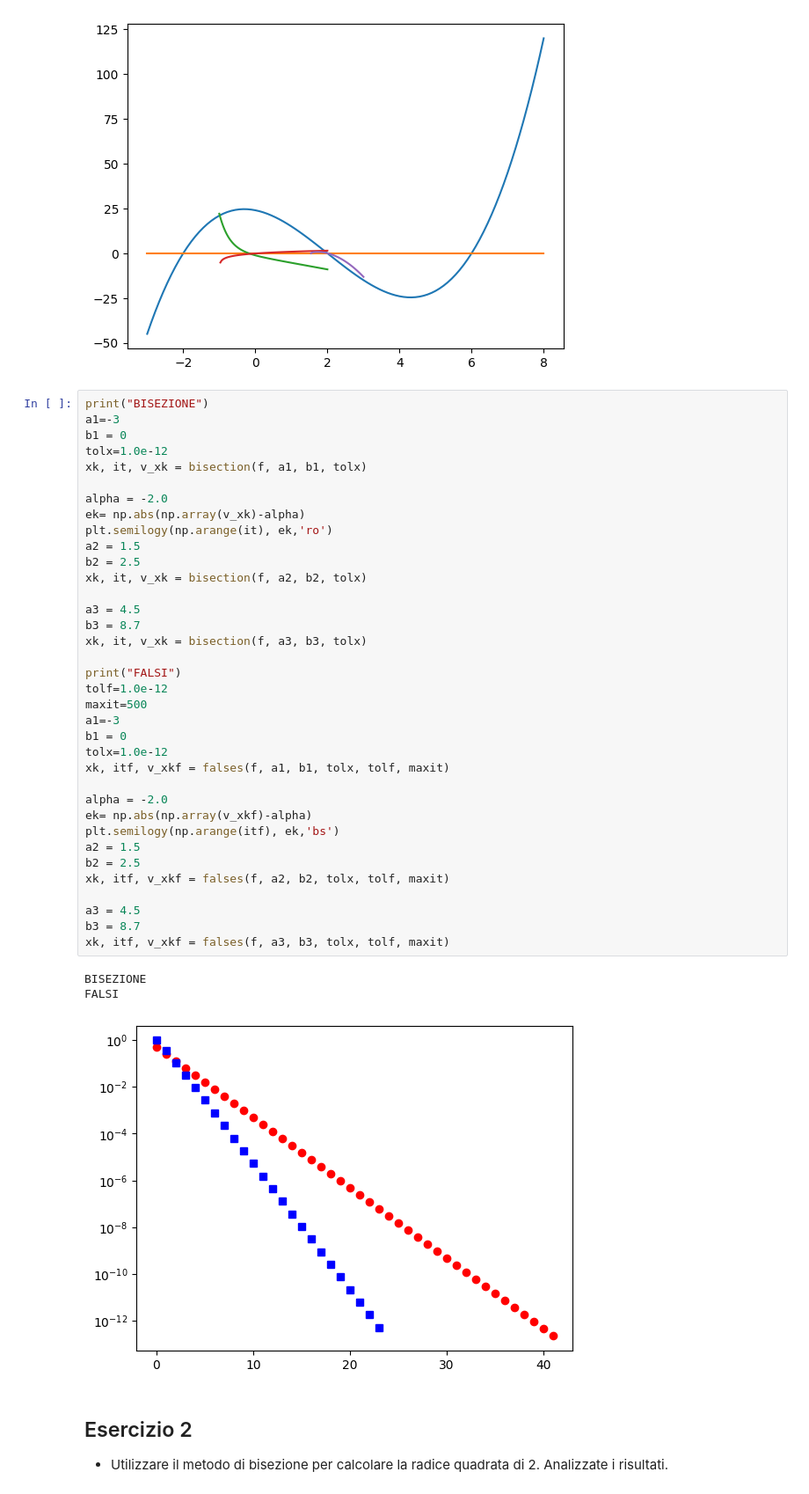
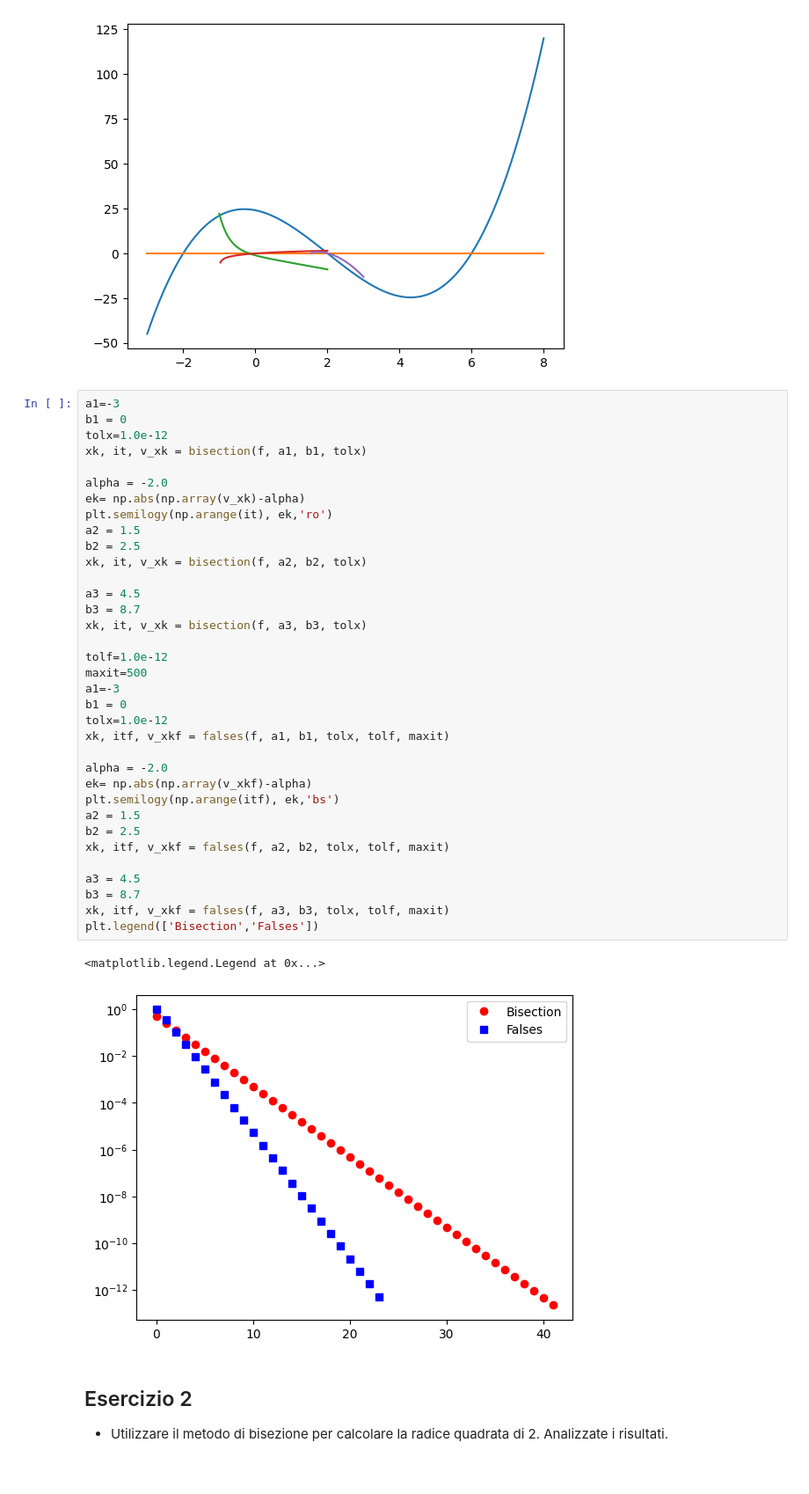
Before and after one commit to delpiter/Numerical_Methods_for_AI, a Jupyter notebook: lab6/Esercitazione_6.ipynb, the cells around one changed output. Shown: that part at 88% size. Drawn from its saved outputs; the diff is of its cells as text.

```diff
--- a/lab6/Esercitazione_6.ipynb
+++ b/lab6/Esercitazione_6.ipynb
@@ -118,7 +118,6 @@ plt.show()
 # %% [output]
 [figure]
 # %%
-print("BISEZIONE")
 a1=-3
 b1 = 0
 tolx=1.0e-12
@@ -126,37 +125,36 @@ xk, it, v_xk = bisection(f, a1, b1, tolx)
 
 alpha = -2.0
 ek= np.abs(np.array(v_xk)-alpha)
 plt.semilogy(np.arange(it), ek,'ro')
 a2 = 1.5
 b2 = 2.5
 xk, it, v_xk = bisection(f, a2, b2, tolx)
 
 a3 = 4.5
 b3 = 8.7
 xk, it, v_xk = bisection(f, a3, b3, tolx)
 
-print("FALSI")
 tolf=1.0e-12
 maxit=500
 a1=-3
 b1 = 0
 tolx=1.0e-12
 xk, itf, v_xkf = falses(f, a1, b1, tolx, tolf, maxit)
 
 alpha = -2.0
 ek= np.abs(np.array(v_xkf)-alpha)
 plt.semilogy(np.arange(itf), ek,'bs')
 a2 = 1.5
 b2 = 2.5
 xk, itf, v_xkf = falses(f, a2, b2, tolx, tolf, maxit)
 
 a3 = 4.5
 b3 = 8.7
 xk, itf, v_xkf = falses(f, a3, b3, tolx, tolf, maxit)
+plt.legend(['Bisection','Falses'])
 # %% [output]
-BISEZIONE
-FALSI
+<matplotlib.legend.Legend at 0x...>
-[figure, old version]
+[figure, new version]
 # %% [markdown]
 ## Esercizio 2
 
```
Also changed, not shown: parts of 3 cells of this notebook, 5 other files.
